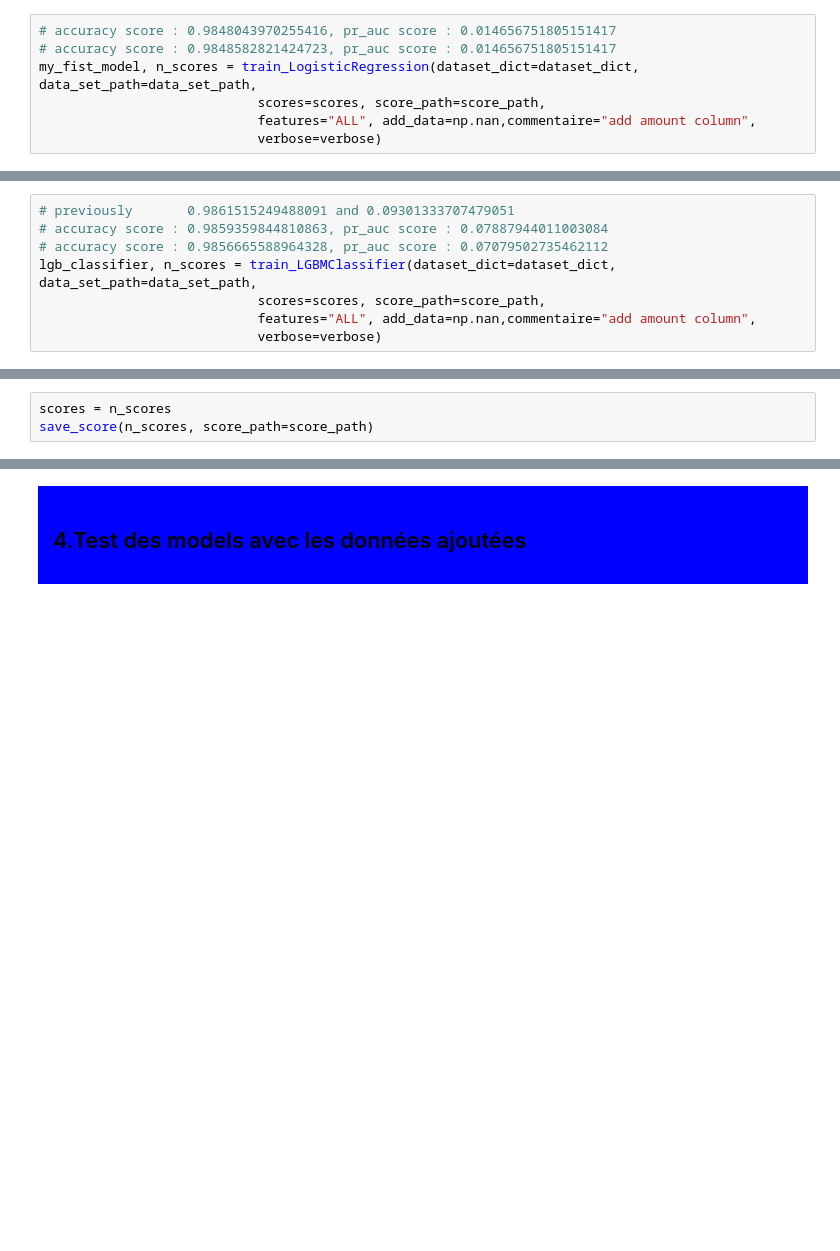
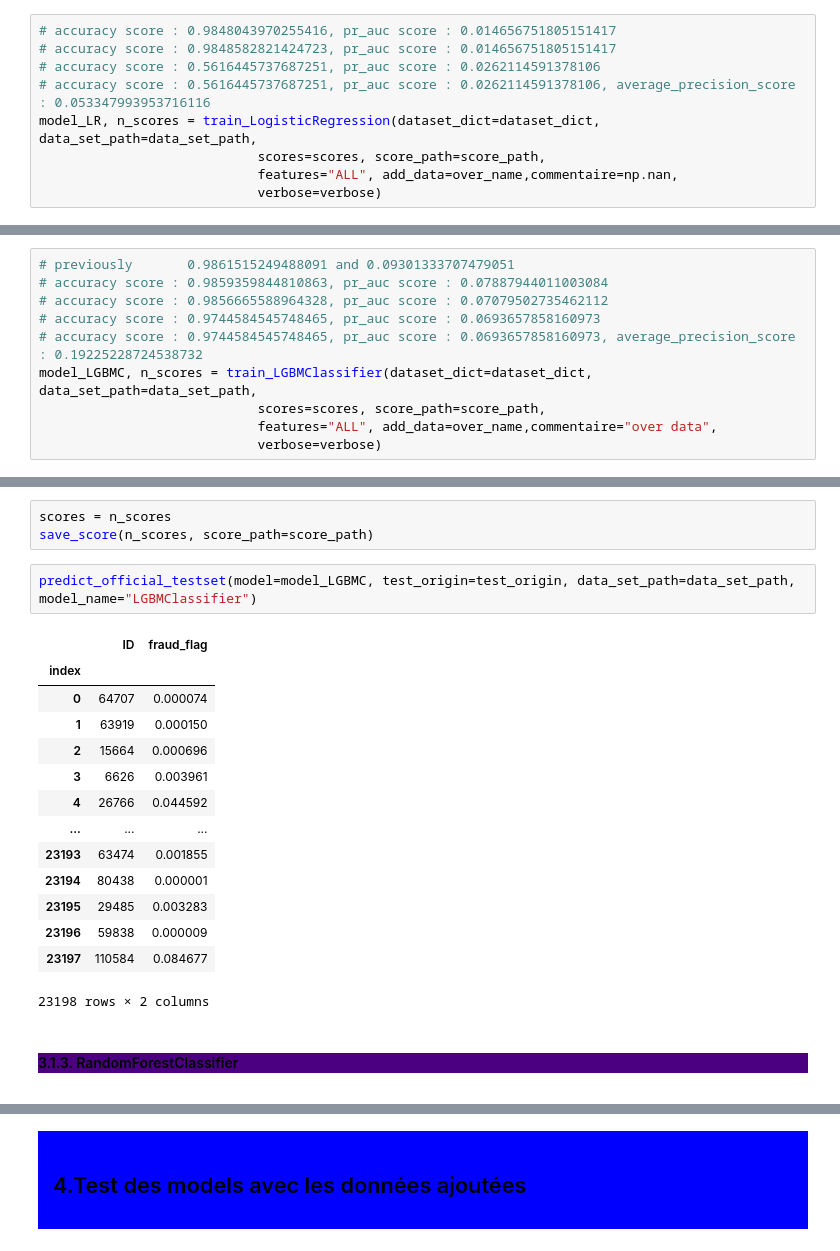
Before and after one commit to aurao22/projet_bnp_paribas_fraudeurs, a Jupyter notebook: bnp_paribas_Model.ipynb, the cells around one changed output, grey strips where cells are left out. Cells and saved outputs as stored; diff of their text form; blank space fills up the shorter version.

```diff
--- a/bnp_paribas_Model.ipynb
+++ b/bnp_paribas_Model.ipynb
@@ -137,8 +176,10 @@ import lightgbm as lgb
 # %%
 # accuracy score : 0.9848043970255416, pr_auc score : 0.014656751805151417
 # accuracy score : 0.9848582821424723, pr_auc score : 0.014656751805151417
-my_fist_model, n_scores = train_LogisticRegression(dataset_dict=dataset_dict, data_set_path=data_set_path,
+# accuracy score : 0.5616445737687251, pr_auc score : 0.0262114591378106
+# accuracy score : 0.5616445737687251, pr_auc score : 0.0262114591378106, average_precision_score : 0.053347993953716116
+model_LR, n_scores = train_LogisticRegression(dataset_dict=dataset_dict, data_set_path=data_set_path,
                             scores=scores, score_path=score_path,
-                            features="ALL", add_data=np.nan,commentaire="add amount column",
+                            features="ALL", add_data=over_name,commentaire=np.nan,
                             verbose=verbose)
 # %% [output]
@@ -156,8 +201,10 @@ save_score(n_scores, score_path=score_path)
 # previously       0.9861515249488091 and 0.09301333707479051
 # accuracy score : 0.9859359844810863, pr_auc score : 0.07887944011003084
 # accuracy score : 0.9856665588964328, pr_auc score : 0.07079502735462112
-lgb_classifier, n_scores = train_LGBMClassifier(dataset_dict=dataset_dict, data_set_path=data_set_path,
+# accuracy score : 0.9744584545748465, pr_auc score : 0.0693657858160973
+# accuracy score : 0.9744584545748465, pr_auc score : 0.0693657858160973, average_precision_score : 0.19225228724538732
+model_LGBMC, n_scores = train_LGBMClassifier(dataset_dict=dataset_dict, data_set_path=data_set_path,
                             scores=scores, score_path=score_path,
-                            features="ALL", add_data=np.nan,commentaire="add amount column",
+                            features="ALL", add_data=over_name,commentaire="over data",
                             verbose=verbose)
 # %% [output]
@@ -166,3 +217,25 @@ lgb_classifier, n_scores = train_LGBMClassifier(dataset_dict=dataset_dict, data_
 # %%
 scores = n_scores
 save_score(n_scores, score_path=score_path)
+# %%
+predict_official_testset(model=model_LGBMC, test_origin=test_origin, data_set_path=data_set_path, model_name="LGBMClassifier")
+# %% [output]
+|  | ID | fraud_flag |
+| index |  |  |
+| 0 | 64707 | 0.000074 |
+| 1 | 63919 | 0.000150 |
+| 2 | 15664 | 0.000696 |
+| 3 | 6626 | 0.003961 |
+| 4 | 26766 | 0.044592 |
+| ... | ... | ... |
+| 23193 | 63474 | 0.001855 |
+| 23194 | 80438 | 0.000001 |
+| 23195 | 29485 | 0.003283 |
+| 23196 | 59838 | 0.000009 |
+| 23197 | 110584 | 0.084677 |
+23198 rows × 2 columns
+# %% [markdown]
+<div style="display: flex; background-color: indigo;" >
+
+#### 3.1.3. RandomForestClassifier
+</div>
```
Also changed, not shown: parts of 31 cells of this notebook.
